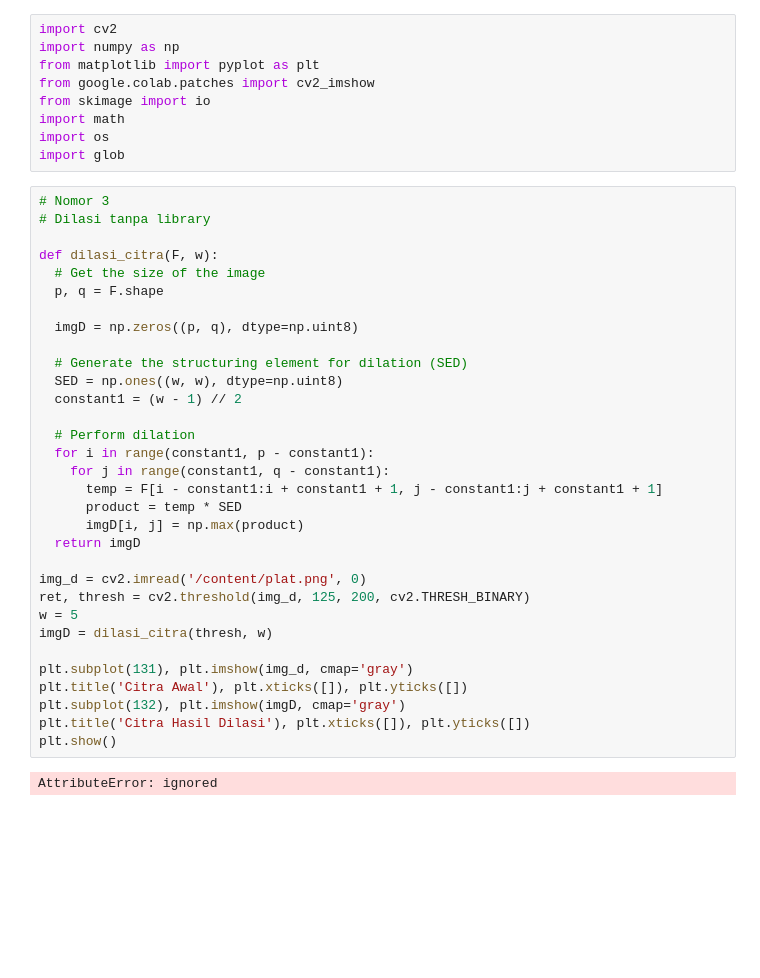
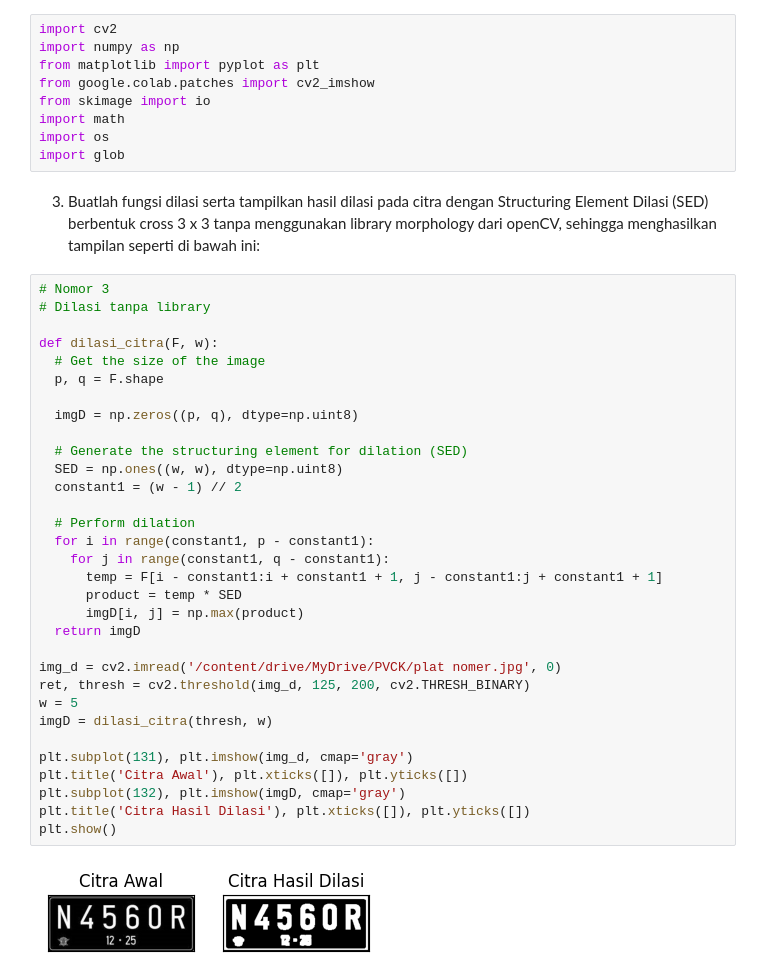
Before and after one commit to maulss/PCVK, a Jupyter notebook: minggu8.ipynb, the cells around one changed output. Cells and saved outputs as stored; diff of their text form; blank space fills up the shorter version.

```diff
--- a/minggu8.ipynb
+++ b/minggu8.ipynb
@@ -14,37 +20,41 @@ from skimage import io
 import math
 import os
 import glob
+# %% [markdown]
+3. Buatlah fungsi dilasi serta tampilkan hasil dilasi pada citra dengan Structuring Element
+Dilasi (SED) berbentuk cross 3 x 3 tanpa menggunakan library morphology dari
+openCV, sehingga menghasilkan tampilan seperti di bawah ini:
 # %%
 # Nomor 3
 # Dilasi tanpa library
 
 def dilasi_citra(F, w):
   # Get the size of the image
   p, q = F.shape
 
   imgD = np.zeros((p, q), dtype=np.uint8)
 
   # Generate the structuring element for dilation (SED)
   SED = np.ones((w, w), dtype=np.uint8)
   constant1 = (w - 1) // 2
 
   # Perform dilation
   for i in range(constant1, p - constant1):
     for j in range(constant1, q - constant1):
       temp = F[i - constant1:i + constant1 + 1, j - constant1:j + constant1 + 1]
       product = temp * SED
       imgD[i, j] = np.max(product)
   return imgD
 
-img_d = cv2.imread('/content/plat.png', 0)
+img_d = cv2.imread('/content/drive/MyDrive/PVCK/plat nomer.jpg', 0)
 ret, thresh = cv2.threshold(img_d, 125, 200, cv2.THRESH_BINARY)
 w = 5
 imgD = dilasi_citra(thresh, w)
 
 plt.subplot(131), plt.imshow(img_d, cmap='gray')
 plt.title('Citra Awal'), plt.xticks([]), plt.yticks([])
 plt.subplot(132), plt.imshow(imgD, cmap='gray')
 plt.title('Citra Hasil Dilasi'), plt.xticks([]), plt.yticks([])
 plt.show()
 # %% [output]
-AttributeError: ignored
+[figure, added]
```
Also changed, not shown: parts of 35 cells of this notebook.
